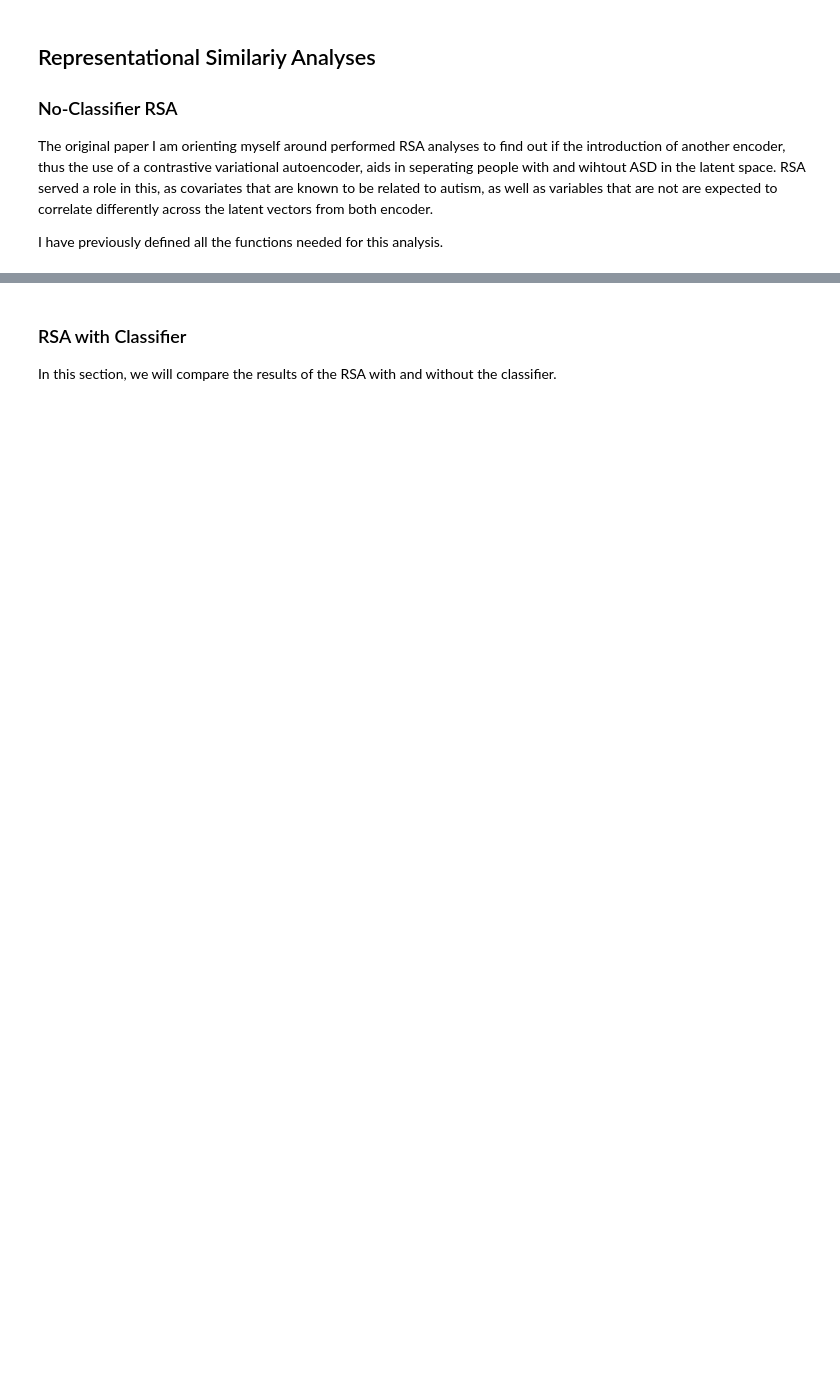
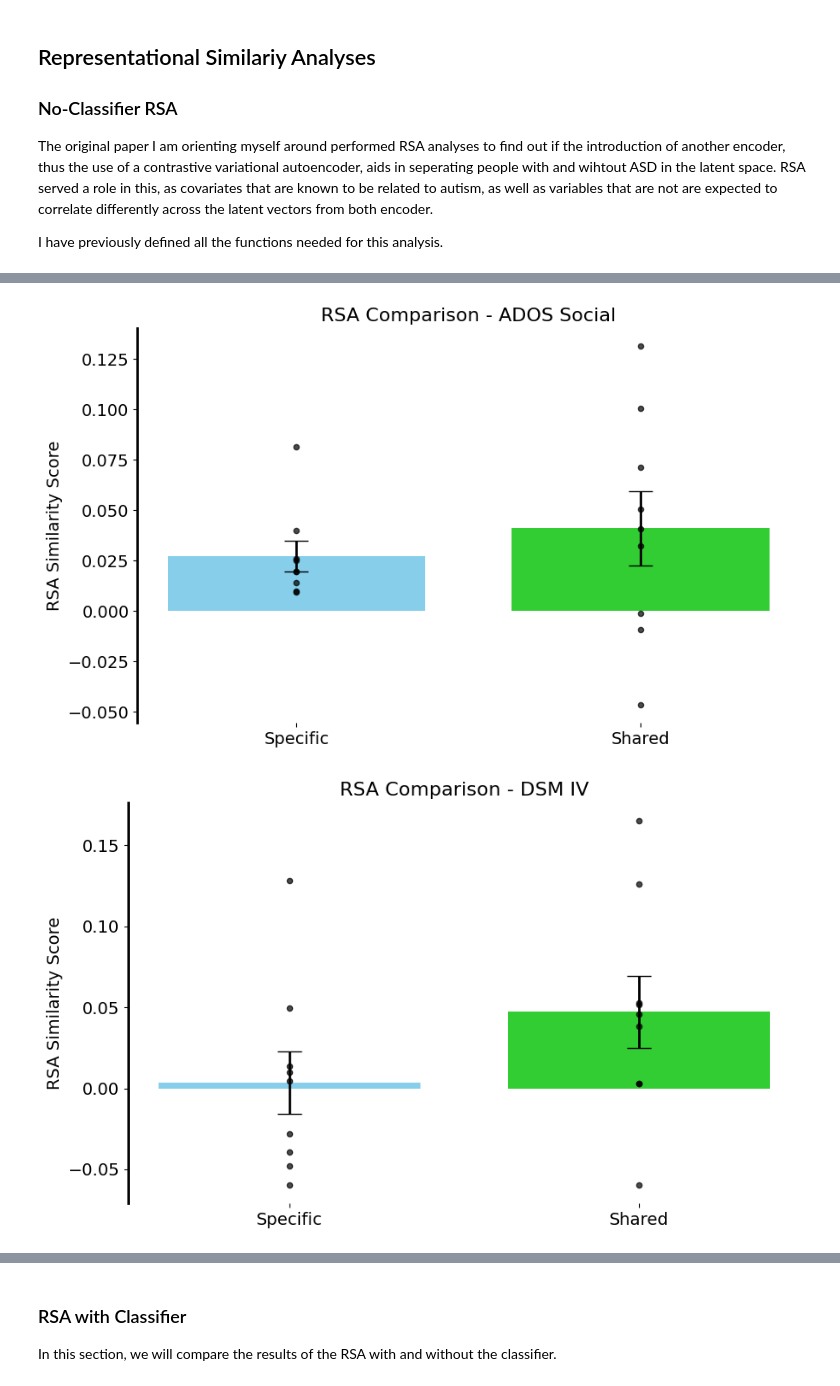
Before and after one commit to tchaase/cVAE_autism, a Jupyter notebook: code/cVAE_autism.ipynb, the cells around one changed output, grey strips where cells are left out. Saved outputs shown, nothing was run; the diff lists cells and outputs as text; code cells hidden in the pictures; blank space fills up the shorter version.

Commit message:
started loop to compare across iterations, fixed RSA plotting, added function for ttesting rsa results

```diff
--- a/code/cVAE_autism.ipynb
+++ b/code/cVAE_autism.ipynb
@@ -2234,0 +2369,5 @@ create_rsa_bar_plots_flexible(rsa_salient_with_classifier_autism, rsa_salient_wi
+# %%
+ create_rsa_bar_plots_flexible(rsa_salient_without_classifier_autism, rsa_without_classifier_autism, bar_colors = ['skyblue', 'limegreen'])
+# %% [output]
+[figure, added]
+[figure, added]
```
Also changed, not shown: parts of 14 cells of this notebook.
